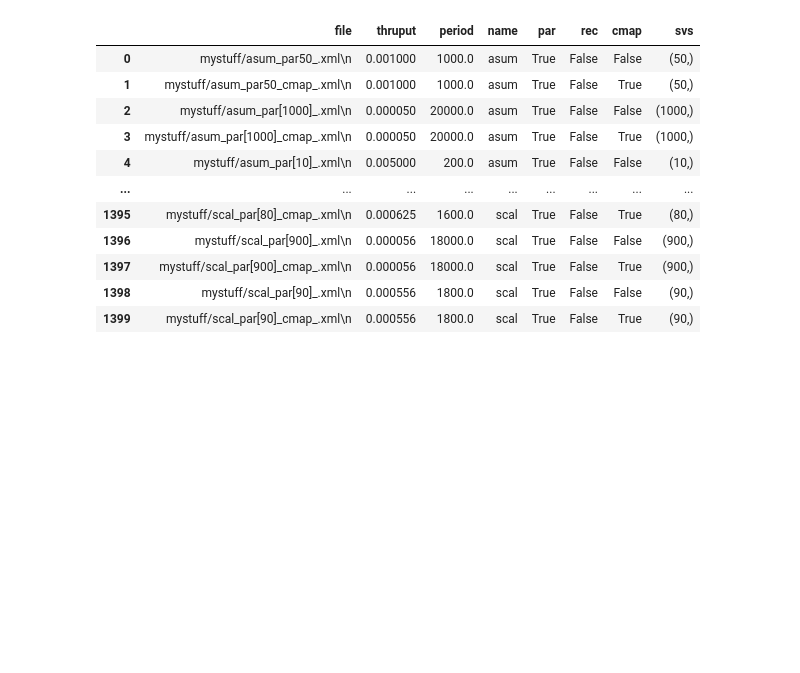
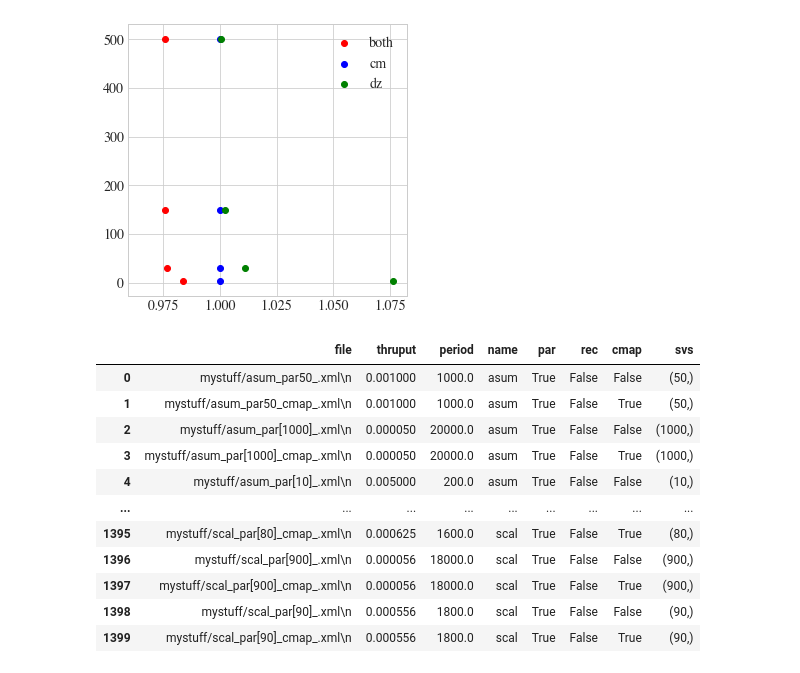
Before and after one commit to HebeHH/lift-to-csdf, a Jupyter notebook: Untitled.ipynb, the cells around one changed output. Drawn from its saved outputs; the diff is of its cells as text; code cells hidden in the pictures; blank space fills up the shorter version.

```diff
--- a/Untitled.ipynb
+++ b/Untitled.ipynb
@@ -70,0 +163,20 @@ k = merge('par', results)
+# %%
+
+fig, ax = plt.subplots(figsize=(5,5))
+
+# True, True
+ax.scatter(k[np.logical_and(k.dz_notff == True, k.cmap_notff == True)].diffe,
+            k[np.logical_and(k.dz_notff == True, k.cmap_notff == True)].svs, color='red', label='both')
+# False, True
+ax.scatter(k[np.logical_and(k.dz_notff == False, k.cmap_notff == True)].diffe,
+            k[np.logical_and(k.dz_notff == False, k.cmap_notff == True)].svs, color='blue', label='cm')
+
+# True, False
+ax.scatter(k[np.logical_and(k.dz_notff == True, k.cmap_notff == False)].diffe,
+            k[np.logical_and(k.dz_notff == True, k.cmap_notff == False)].svs, color='green', label='dz')
+
+ax.legend()
+# plt.plot()
+plt.show()
+# %% [output]
+[figure, added]
```
Also changed, not shown: parts of 18 cells of this notebook, 33 other files.
